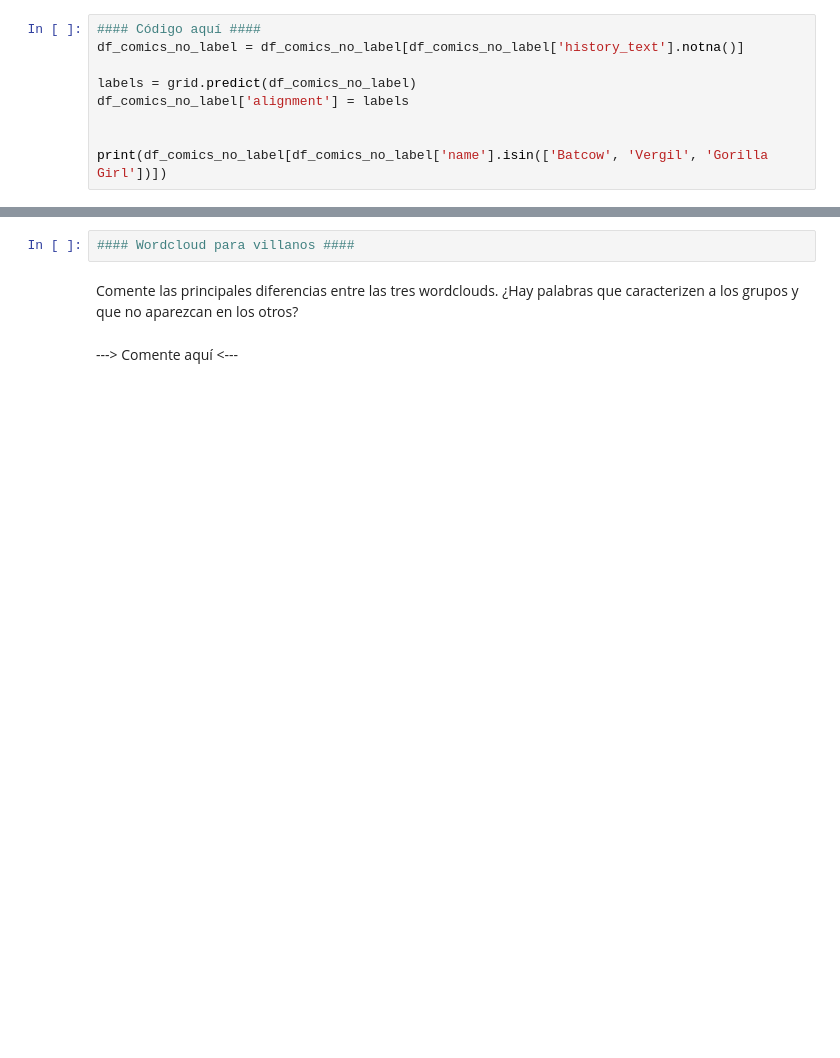
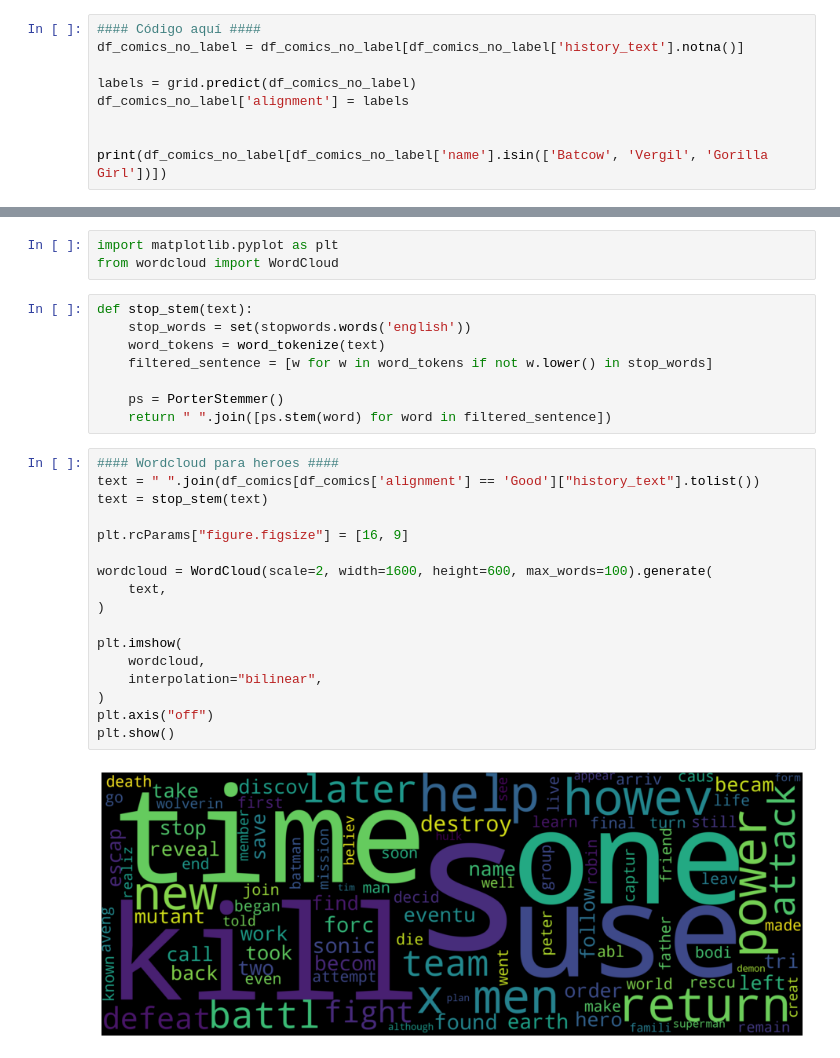
Before and after one commit to Johnny952/labDataScience, a Jupyter notebook: lab4/enunciado_Laboratorio4.ipynb, the cells around one changed output, grey strips where cells are left out. Drawn from its saved outputs; the diff is of its cells as text; blank space fills up the shorter version.

```diff
--- a/lab4/enunciado_Laboratorio4.ipynb
+++ b/lab4/enunciado_Laboratorio4.ipynb
@@ -362,7 +429,30 @@ Dicho esto, como equipo docente nos encantaría conocer cuales son las palabras
-# %%
-#### Wordcloud para villanos ####
-# %% [markdown]
-Comente las principales diferencias entre las tres wordclouds.
-¿Hay palabras que caracterizen a los grupos y que no aparezcan en los otros?
-# %% [markdown]
----> Comente aquí <---
+# %%
+import matplotlib.pyplot as plt
+from wordcloud import WordCloud
+# %%
+def stop_stem(text):
+    stop_words = set(stopwords.words('english'))
+    word_tokens = word_tokenize(text)
+    filtered_sentence = [w for w in word_tokens if not w.lower() in stop_words]
+
+    ps = PorterStemmer()
+    return " ".join([ps.stem(word) for word in filtered_sentence])
+# %%
+#### Wordcloud para heroes ####
+text = " ".join(df_comics[df_comics['alignment'] == 'Good']["history_text"].tolist())
+text = stop_stem(text)
+
+plt.rcParams["figure.figsize"] = [16, 9]
+
+wordcloud = WordCloud(scale=2, width=1600, height=600, max_words=100).generate(
+    text,
+)
+
+plt.imshow(
+    wordcloud,
+    interpolation="bilinear",
+)
+plt.axis("off")
+plt.show()
+# %% [output]
+[figure, added]
```
Also changed, not shown: parts of 15 cells of this notebook.
